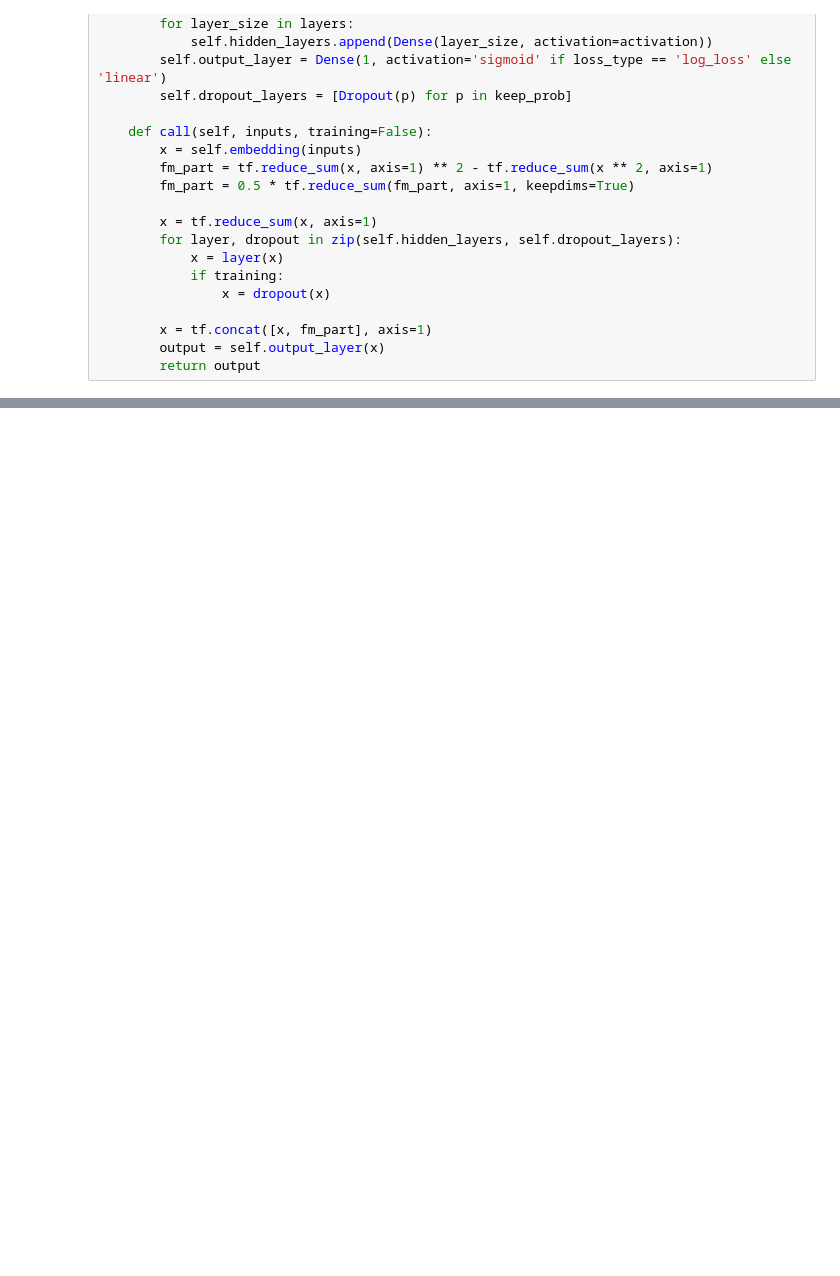
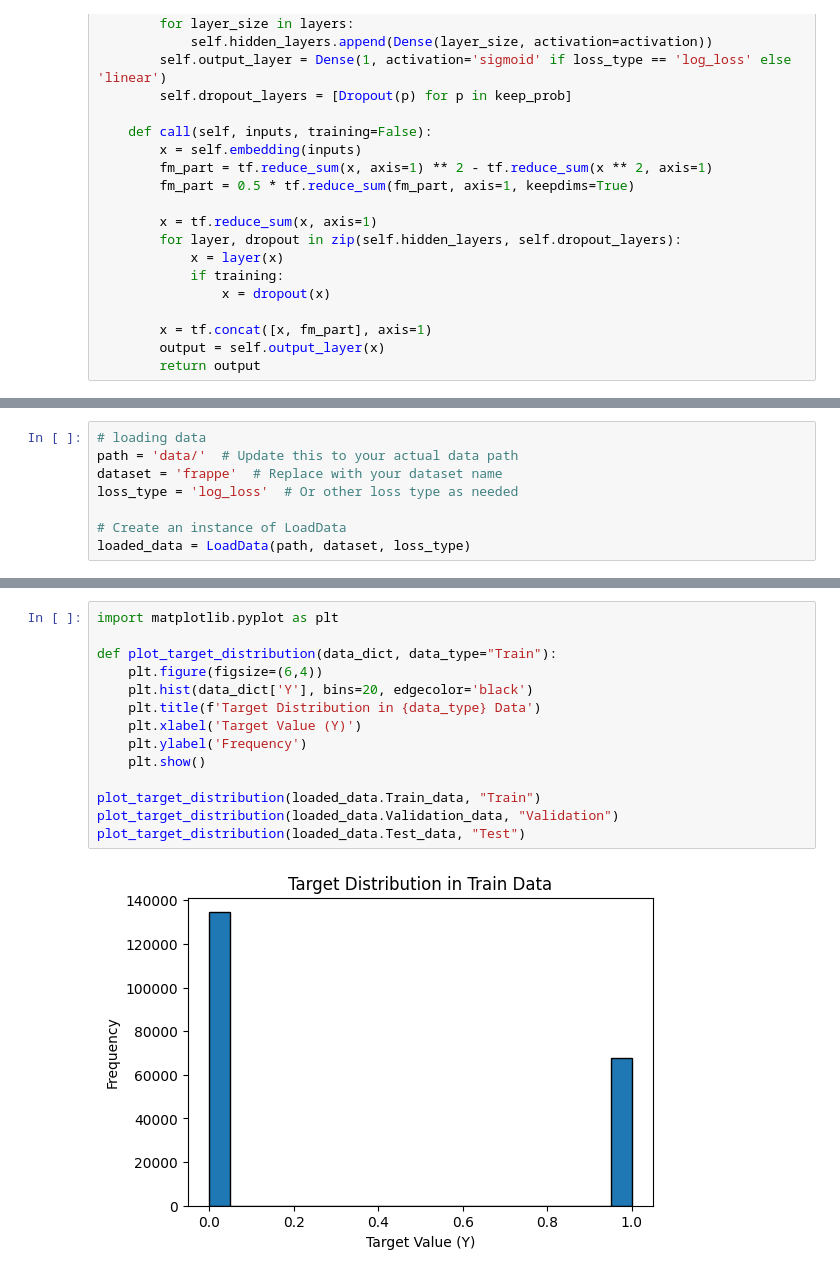
Before and after one commit to MarsImmortal/neural_factorization_machine, a Jupyter notebook: NFM.ipynb, the cells around one changed output, grey strips where cells are left out. Cells and saved outputs as stored; diff of their text form; blank space fills up the shorter version.

```diff
--- a/NFM.ipynb
+++ b/NFM.ipynb
@@ -755,0 +502,8 @@ config={'module': None, 'class_name': 'NeuralFM', 'config': {'trainable': True,
+# %%
+# loading data
+path = 'data/'  # Update this to your actual data path
+dataset = 'frappe'  # Replace with your dataset name
+loss_type = 'log_loss'  # Or other loss type as needed
+
+# Create an instance of LoadData
+loaded_data = LoadData(path, dataset, loss_type)
@@ -755,0 +545,16 @@ config={'module': None, 'class_name': 'NeuralFM', 'config': {'trainable': True,
+# %%
+import matplotlib.pyplot as plt
+
+def plot_target_distribution(data_dict, data_type="Train"):
+    plt.figure(figsize=(6,4))
+    plt.hist(data_dict['Y'], bins=20, edgecolor='black')
+    plt.title(f'Target Distribution in {data_type} Data')
+    plt.xlabel('Target Value (Y)')
+    plt.ylabel('Frequency')
+    plt.show()
+
+plot_target_distribution(loaded_data.Train_data, "Train")
+plot_target_distribution(loaded_data.Validation_data, "Validation")
+plot_target_distribution(loaded_data.Test_data, "Test")
+# %% [output]
+[figure, added]
```
Also changed, not shown: parts of 18 cells of this notebook.
